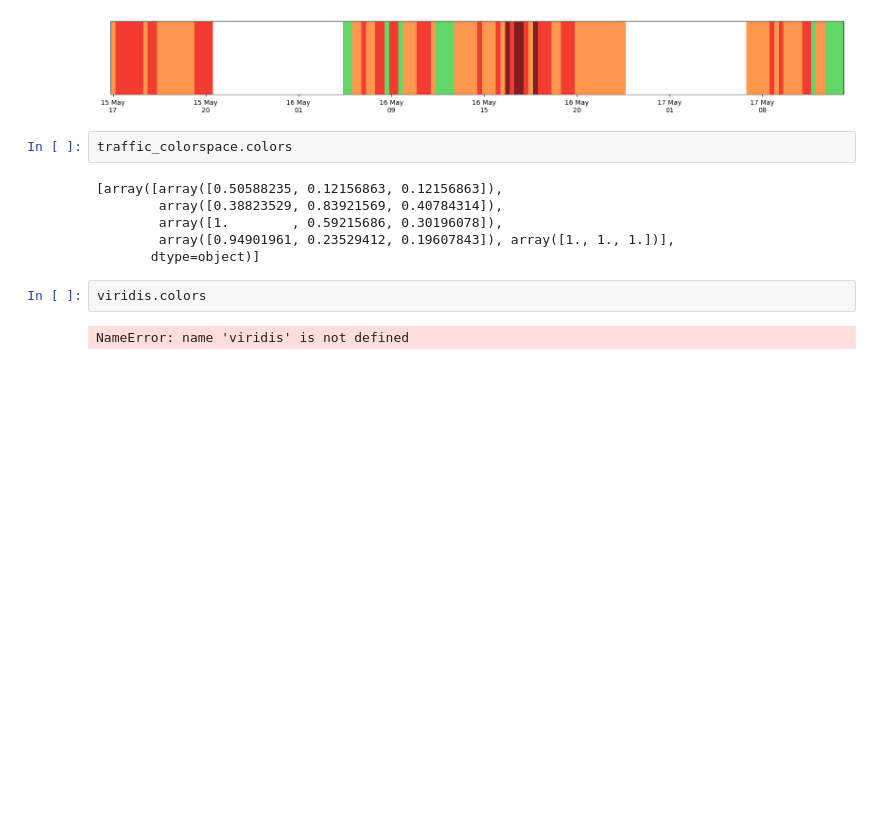
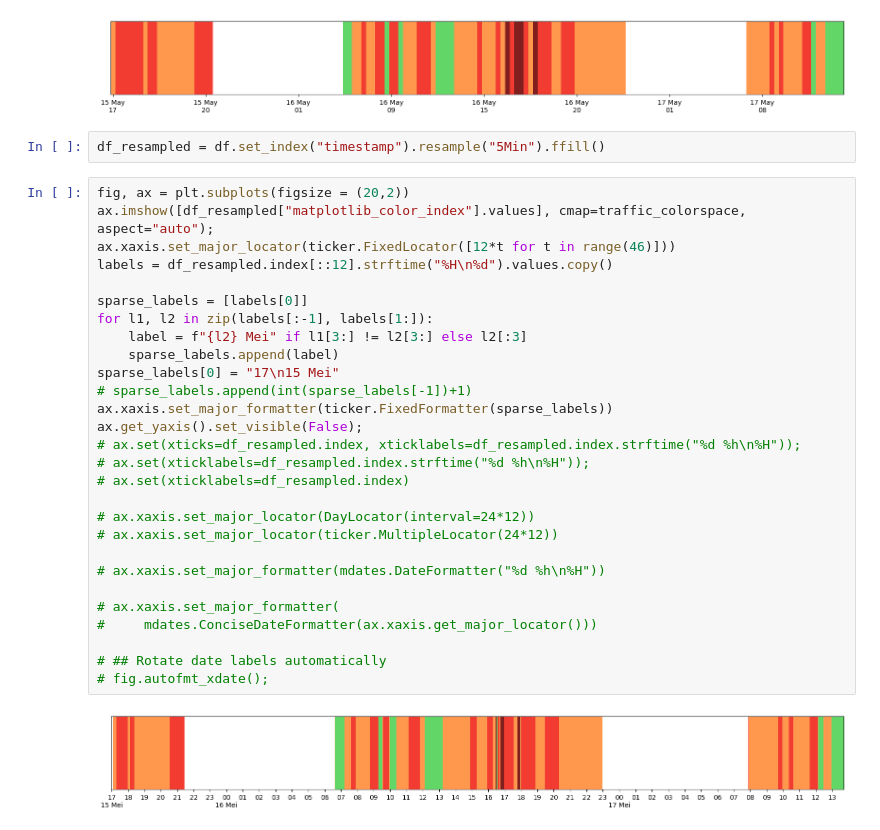
Before and after one commit to datarootsio/filedrukte_Craeybeckxlaan, a Jupyter notebook: calc_length.ipynb, the cells around one changed output. Saved outputs shown, nothing was run; the diff lists cells and outputs as text; blank space fills up the shorter version.

Commit message:
First graph of colors on a point

```diff
--- a/calc_length.ipynb
+++ b/calc_length.ipynb
@@ -374,15 +374,35 @@ ax.xaxis.set_major_locator(ticker.AutoLocator())
 ax.get_yaxis().set_visible(False);
 # %% [output]
 [figure]
-# %%
-traffic_colorspace.colors
-# %% [output]
-[array([array([0.50588235, 0.12156863, 0.12156863]),
-        array([0.38823529, 0.83921569, 0.40784314]),
-        array([1.        , 0.59215686, 0.30196078]),
-        array([0.94901961, 0.23529412, 0.19607843]), array([1., 1., 1.])],
-       dtype=object)]
-# %%
-viridis.colors
-# %% [output]
-NameError: name 'viridis' is not defined
+# %%
+df_resampled = df.set_index("timestamp").resample("5Min").ffill()
+# %%
+fig, ax = plt.subplots(figsize = (20,2))
+ax.imshow([df_resampled["matplotlib_color_index"].values], cmap=traffic_colorspace, aspect="auto");
+ax.xaxis.set_major_locator(ticker.FixedLocator([12*t for t in range(46)]))
+labels = df_resampled.index[::12].strftime("%H\n%d").values.copy()
+
+sparse_labels = [labels[0]]
+for l1, l2 in zip(labels[:-1], labels[1:]):
+    label = f"{l2} Mei" if l1[3:] != l2[3:] else l2[:3]
+    sparse_labels.append(label)
+sparse_labels[0] = "17\n15 Mei"
+# sparse_labels.append(int(sparse_labels[-1])+1)
+ax.xaxis.set_major_formatter(ticker.FixedFormatter(sparse_labels))
+ax.get_yaxis().set_visible(False);
+# ax.set(xticks=df_resampled.index, xticklabels=df_resampled.index.strftime("%d %h\n%H"));
+# ax.set(xticklabels=df_resampled.index.strftime("%d %h\n%H"));
+# ax.set(xticklabels=df_resampled.index)
+
+# ax.xaxis.set_major_locator(DayLocator(interval=24*12))
+# ax.xaxis.set_major_locator(ticker.MultipleLocator(24*12))
+
+# ax.xaxis.set_major_formatter(mdates.DateFormatter("%d %h\n%H"))
+
+# ax.xaxis.set_major_formatter(
+#     mdates.ConciseDateFormatter(ax.xaxis.get_major_locator()))
+
+# ## Rotate date labels automatically
+# fig.autofmt_xdate();
+# %% [output]
+[figure, added]
```
